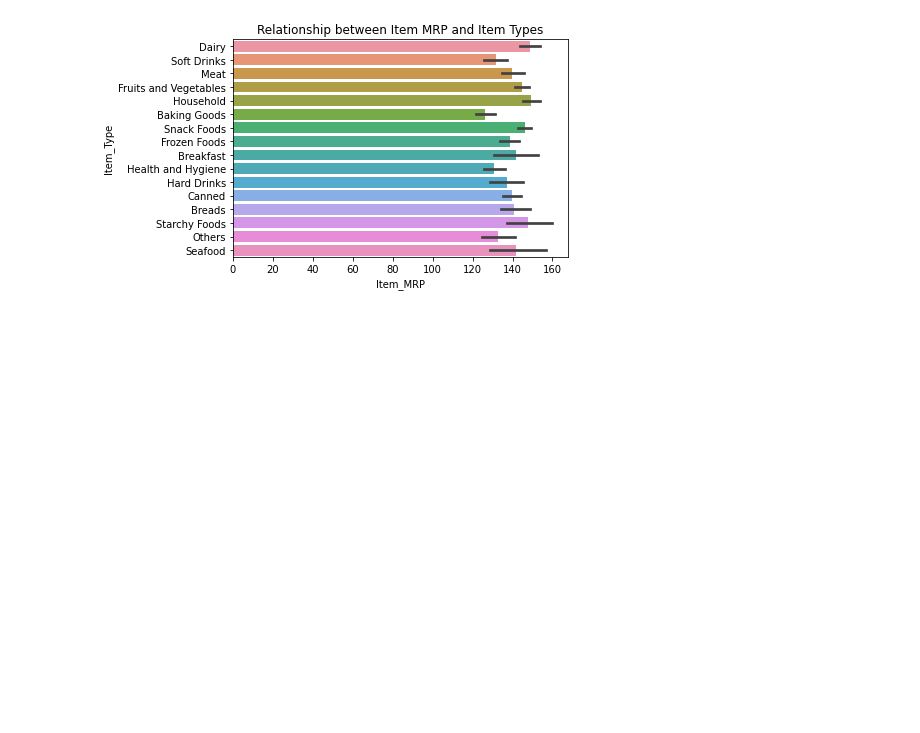
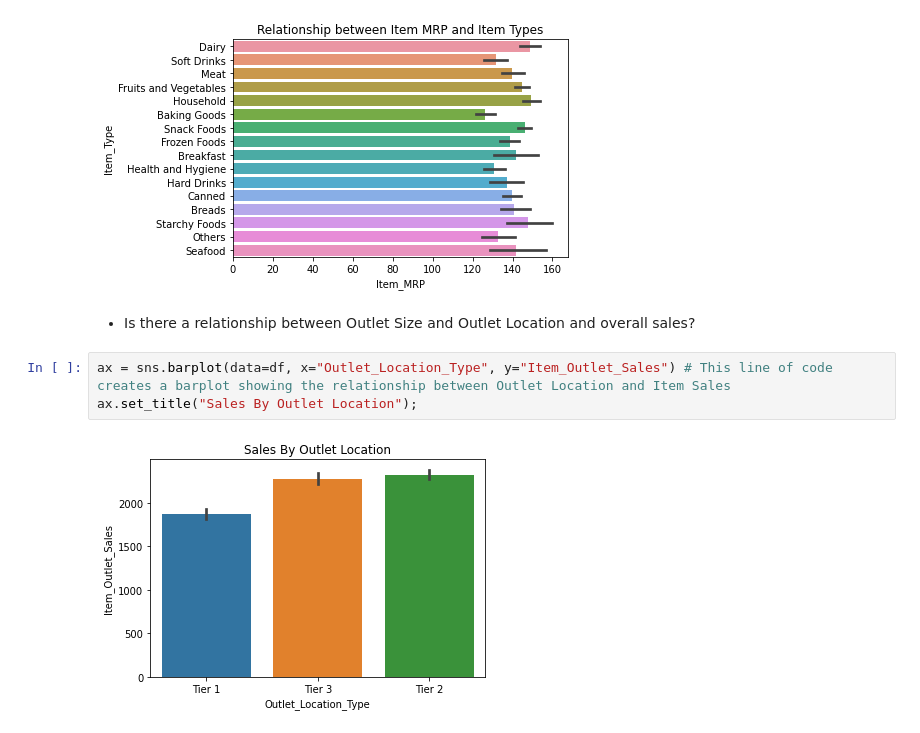
Before and after one commit to BrianArradondo/Sales-Predictions, a Jupyter notebook: Brian_Arradondo_Project_1_Part_2.ipynb, the cells around one changed output. Drawn from its saved outputs; the diff is of its cells as text; blank space fills up the shorter version.

```diff
--- a/Brian_Arradondo_Project_1_Part_2.ipynb
+++ b/Brian_Arradondo_Project_1_Part_2.ipynb
@@ -492,3 +492,10 @@ ax = sns.barplot(data=df, x="Item_MRP", y="Item_Type") # This line of code share
 ax.set_title("Relationship between Item MRP and Item Types");
 # %% [output]
 [figure]
+# %% [markdown]
+- Is there a relationship between Outlet Size and Outlet Location and overall sales?
+# %%
+ax = sns.barplot(data=df, x="Outlet_Location_Type", y="Item_Outlet_Sales") # This line of code creates a barplot showing the relationship between Outlet Location and Item Sales
+ax.set_title("Sales By Outlet Location");
+# %% [output]
+[figure, added]
```
